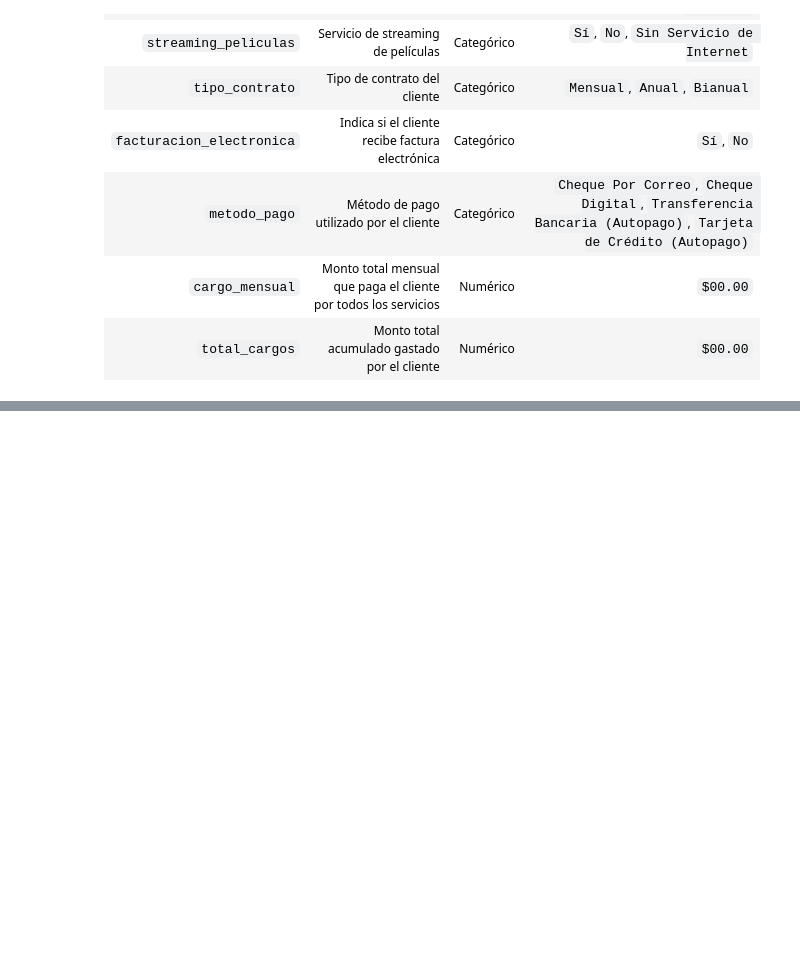
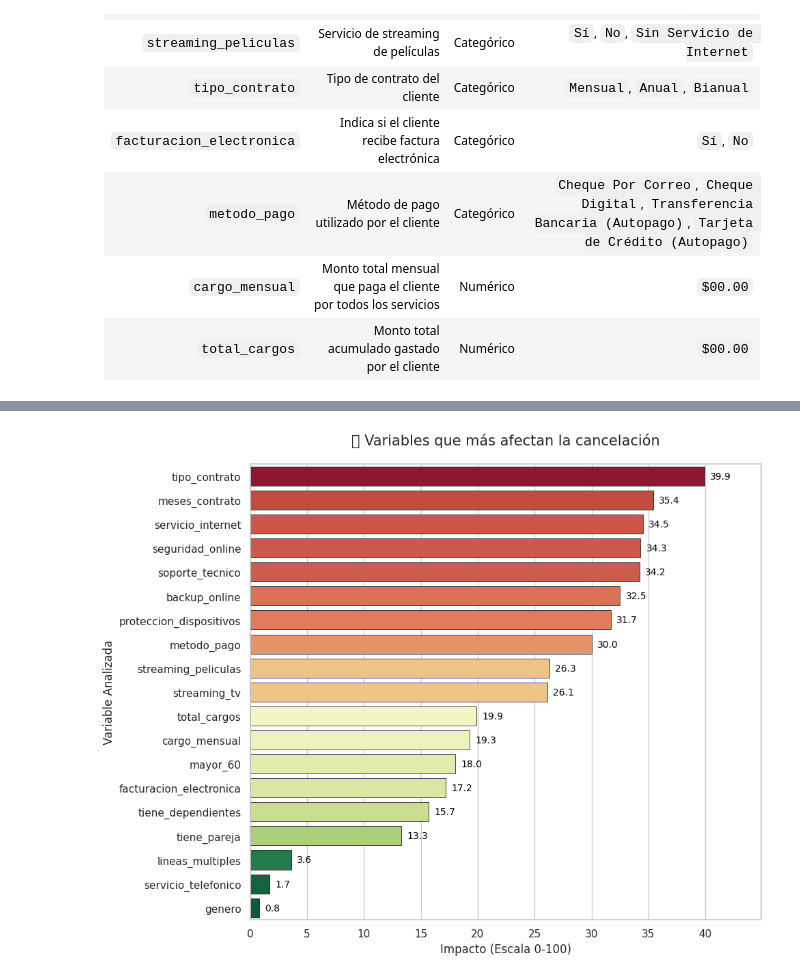
Before and after one commit to NULLPX-a/Alura-challenge-store, a Jupyter notebook: TelecomX_challenge_2.ipynb, the cells around one changed output, grey strips where cells are left out. Drawn from its saved outputs; the diff is of its cells as text; code cells hidden in the pictures; blank space fills up the shorter version.

```diff
--- a/TelecomX_challenge_2.ipynb
+++ b/TelecomX_challenge_2.ipynb
@@ -400,0 +518,24 @@ df
+# %%
+plot = sns.barplot(
+    data=df_impactos,
+    x='Impacto',
+    y='Variable',
+    palette='RdYlGn_r',
+    hue='Impacto',
+    legend=False,
+    edgecolor='black',
+    linewidth=0.5
+)
+
+for i, v in enumerate(df_impactos['Impacto']):
+    plot.text(v + 0.5, i, f'{v:.1f}', va='center', fontsize=10, color='black')
+
+plt.title('🎯 Variables que más afectan la cancelación', fontsize=15, pad=20)
+plt.xlabel('Impacto (Escala 0-100)', fontsize=12)
+plt.ylabel('Variable Analizada', fontsize=12)
+
+plt.xlim(0, df_impactos['Impacto'].max() + 5)
+plt.tight_layout()
+plt.show()
+# %% [output]
+[figure, added]
```
Also changed, not shown: parts of 12 cells of this notebook.
